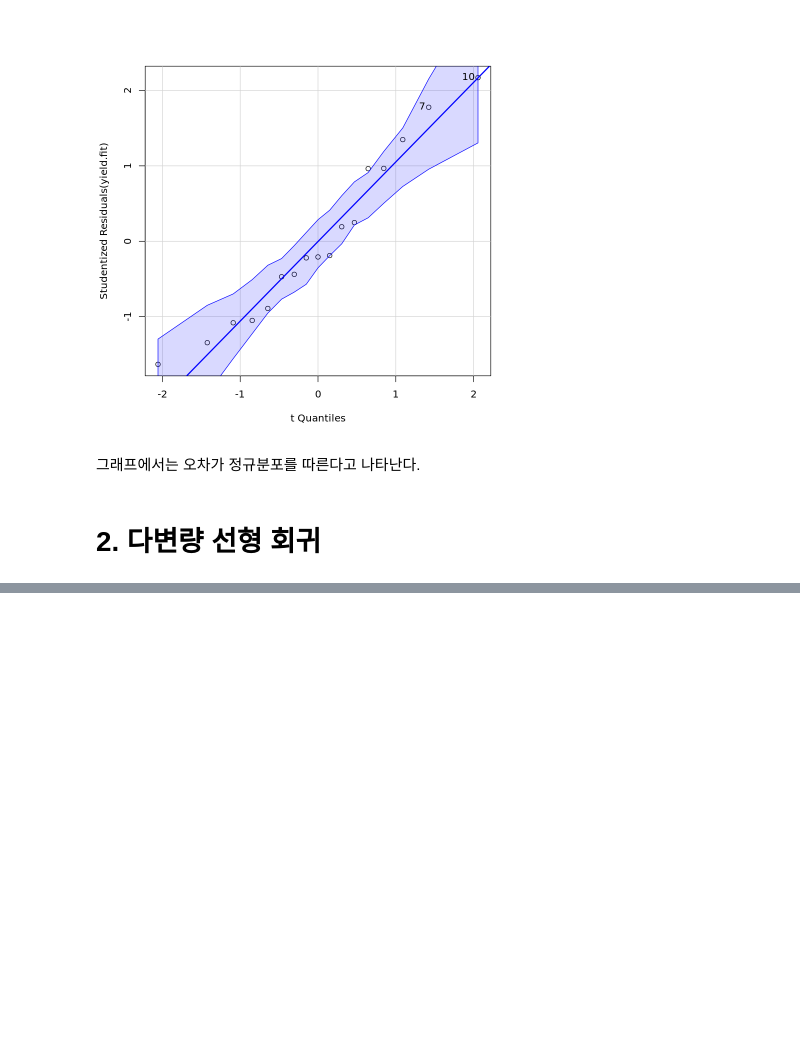
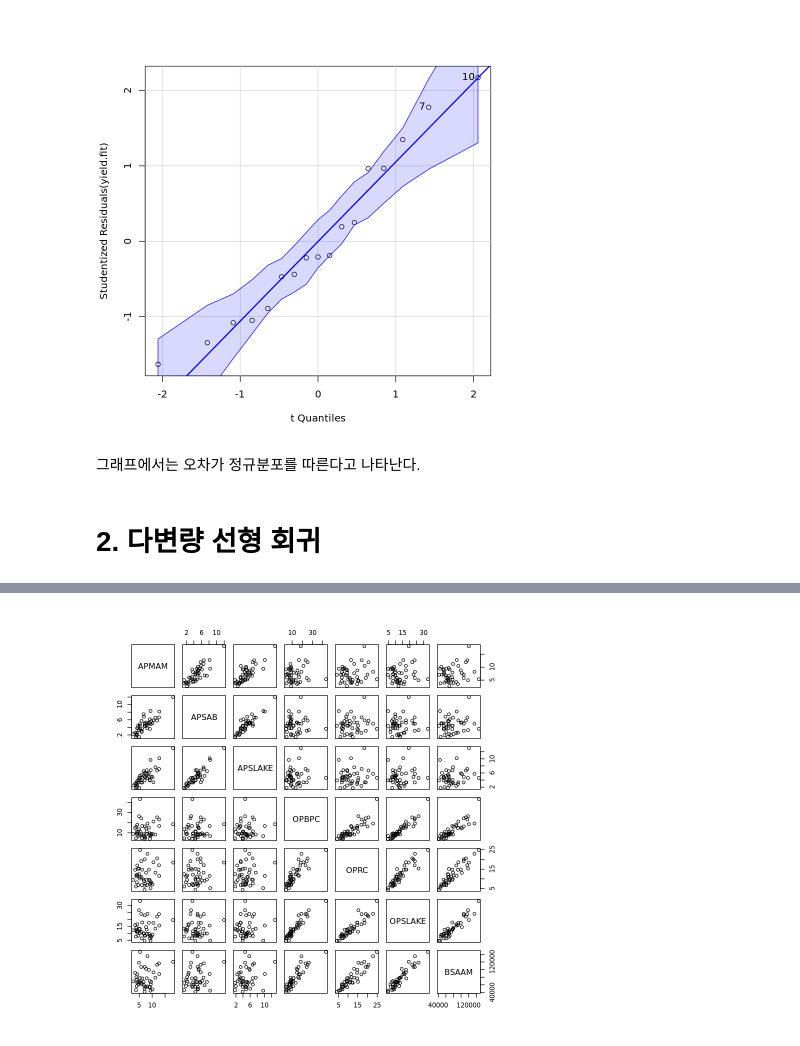
Before and after one commit to zzkl27/DataMining, a Jupyter notebook: R/Basic/선형회귀분석.ipynb, the cells around one changed output, grey strips where cells are left out. Cells and saved outputs as stored; diff of their text form; code cells hidden in the pictures; blank space fills up the shorter version.

```diff
--- a/R/Basic/선형회귀분석.ipynb
+++ b/R/Basic/선형회귀분석.ipynb
@@ -153,0 +218,4 @@ Loading required package: carData
+# %%
+pairs(~ ., data=socal.water)
+# %% [output]
+[figure, added]
```
Also changed, not shown: parts of 47 cells of this notebook.
